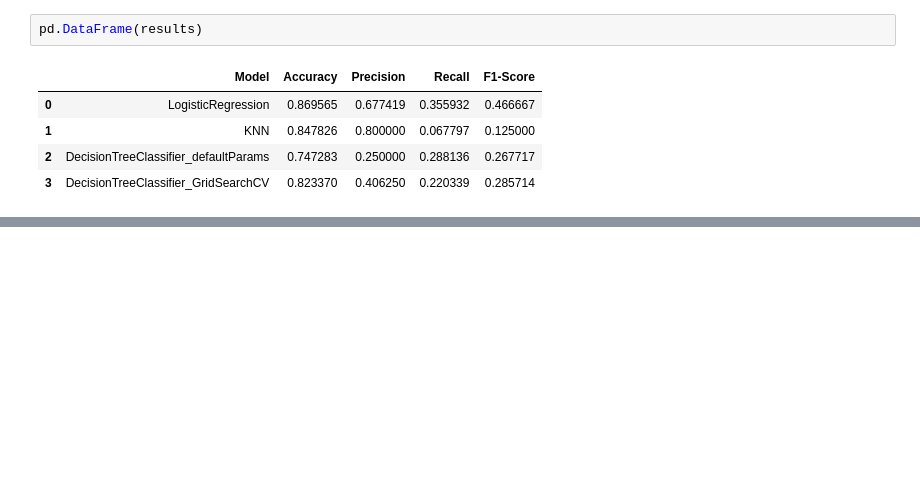
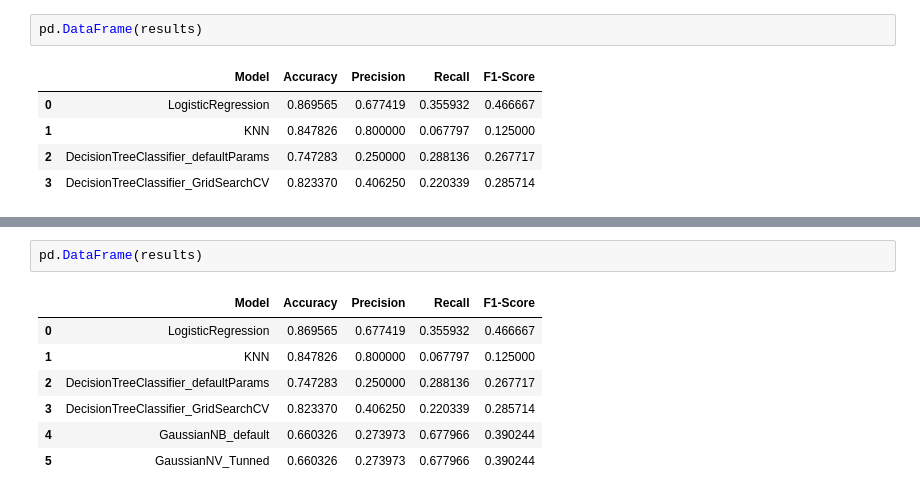
Before and after one commit to itsGoutam45/Employee-Attrition-Prediction, a Jupyter notebook: notebooks/03_Model_Training.ipynb, the cells around one changed output, grey strips where cells are left out. Saved outputs shown, nothing was run; the diff lists cells and outputs as text; blank space fills up the shorter version.

Commit message:
Sucessfully Trained GaussianNV and Tunned Hyper-Parameters to find the best one

```diff
--- a/notebooks/03_Model_Training.ipynb
+++ b/notebooks/03_Model_Training.ipynb
@@ -409,0 +514,10 @@ pd.DataFrame(results)
+# %%
+pd.DataFrame(results)
+# %% [output]
+|  | Model | Accuracy | Precision | Recall | F1-Score |
+| 0 | LogisticRegression | 0.869565 | 0.677419 | 0.355932 | 0.466667 |
+| 1 | KNN | 0.847826 | 0.800000 | 0.067797 | 0.125000 |
+| 2 | DecisionTreeClassifier_defaultParams | 0.747283 | 0.250000 | 0.288136 | 0.267717 |
+| 3 | DecisionTreeClassifier_GridSearchCV | 0.823370 | 0.406250 | 0.220339 | 0.285714 |
+| 4 | GaussianNB_default | 0.660326 | 0.273973 | 0.677966 | 0.390244 |
+| 5 | GaussianNV_Tunned | 0.660326 | 0.273973 | 0.677966 | 0.390244 |
```
Also changed, not shown: parts of 22 cells of this notebook.
